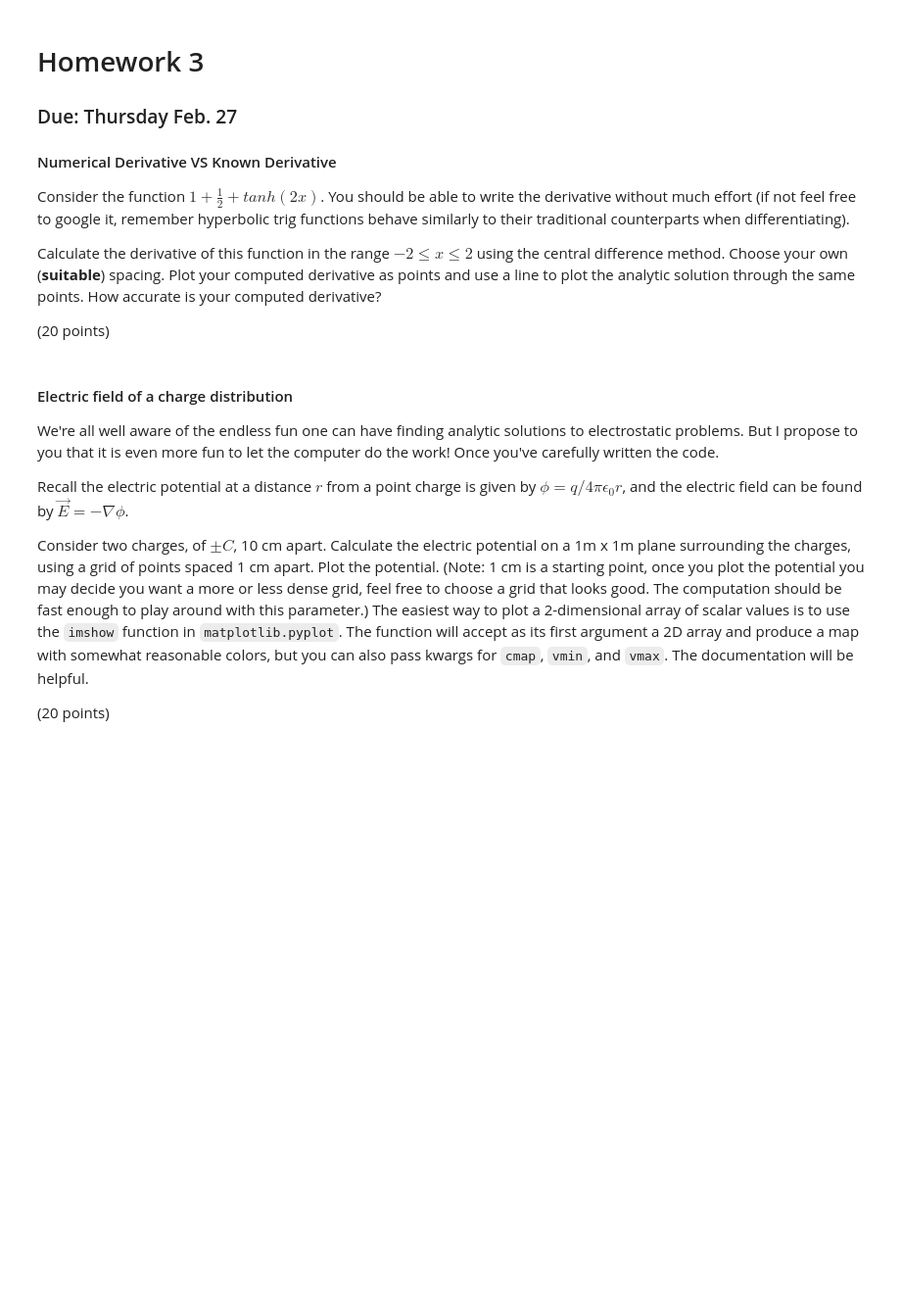
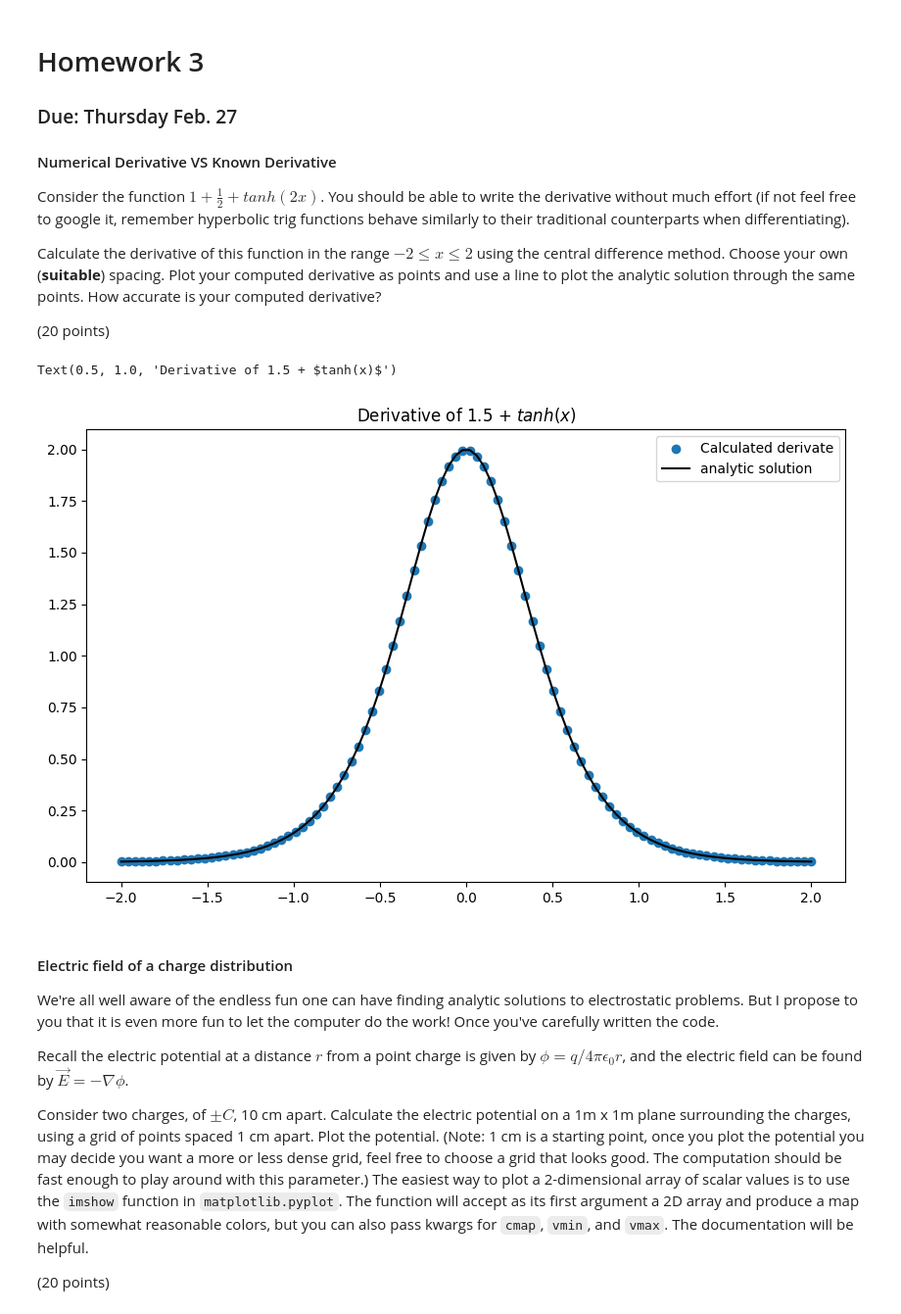
Before and after one commit to GeoffHennessy/Hennessy-Phys50733, a Jupyter notebook: Homework_3/Hennessy_Homework3.ipynb, the cells around one changed output. Shown at 98% size. Drawn from its saved outputs; the diff is of its cells as text; code cells hidden in the pictures; blank space fills up the shorter version.

```diff
--- a/Homework_3/Hennessy_Homework3.ipynb
+++ b/Homework_3/Hennessy_Homework3.ipynb
@@ -11,6 +11,34 @@ Calculate the derivative of this function in the range $-2 \le x \le 2$ using th
 (20 points)
 # %%
 # code
+import numpy as np
+from matplotlib import pyplot as plt
+
+
+def derivative(function,x,h):
+    dx = (function(x+h) - function(x-h))/(2*h)
+    return dx
+def tanh(x):
+    return 1 + 0.5 + np.tanh(2*x)
+
+steps = 100
+stepsize = 4 / steps # taking 2 - (-2) / 1000 to generate a stepsize
+xVals = np.linspace(-2,2,steps)
+dxVals = []
+analyticVals = 2*(1- np.tanh(2*xVals)**2)
+
+for i in xVals:
+    dxVals.append(derivative(tanh,i,stepsize))
+
+fig = plt.figure(figsize = (10,6))
+ax = plt.subplot(111)
+ax.scatter(xVals,dxVals, label = "Calculated derivate")
+ax.plot(xVals,analyticVals, c = "black", label = "analytic solution")
+ax.legend()
+ax.set_title("Derivative of 1.5 + $tanh(x)$")
+# %% [output]
+Text(0.5, 1.0, 'Derivative of 1.5 + $tanh(x)$')
+[figure, added]
 # %% [markdown]
 #### Electric field of a charge distribution
 
```
Also changed, not shown: parts of 2 cells of this notebook, 1 other file.
